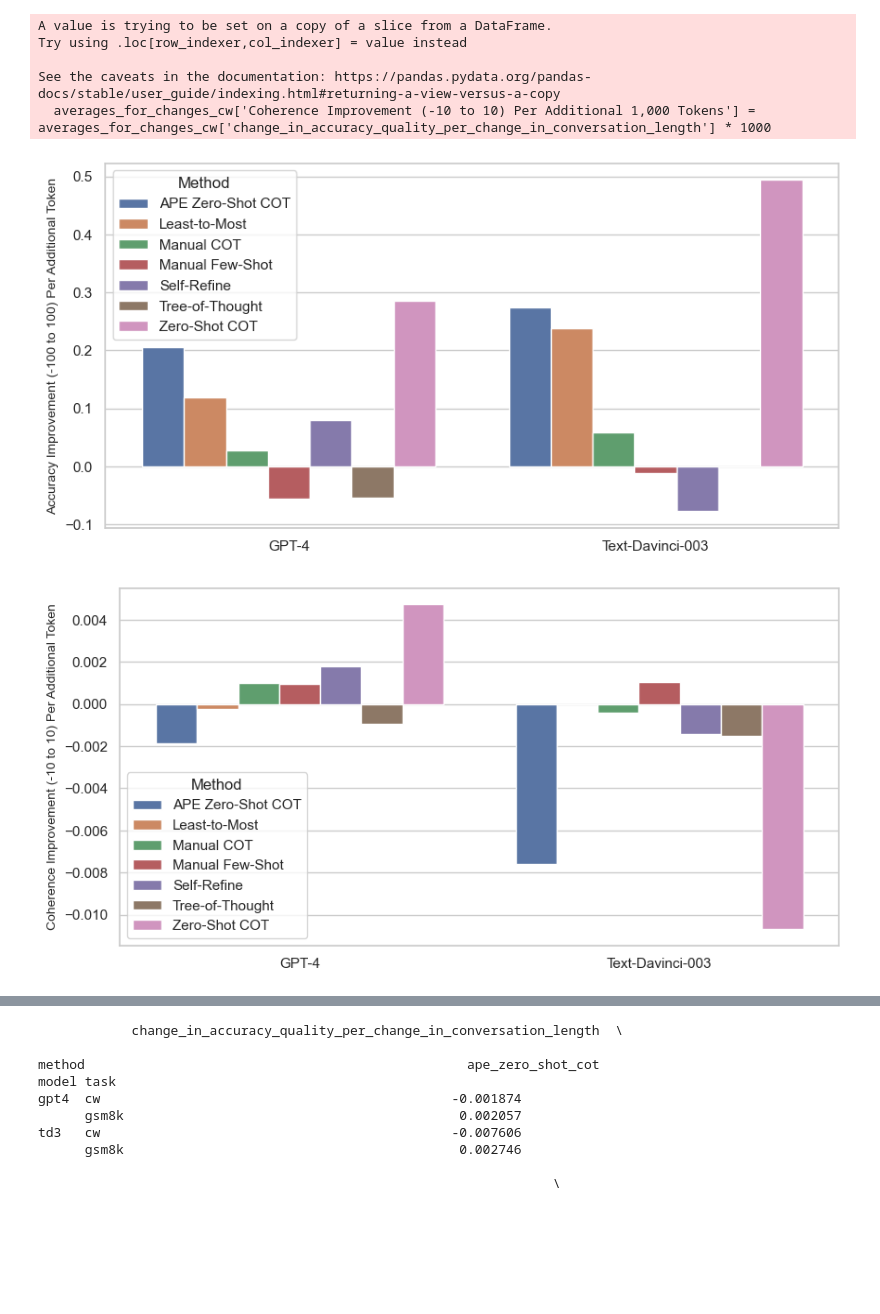
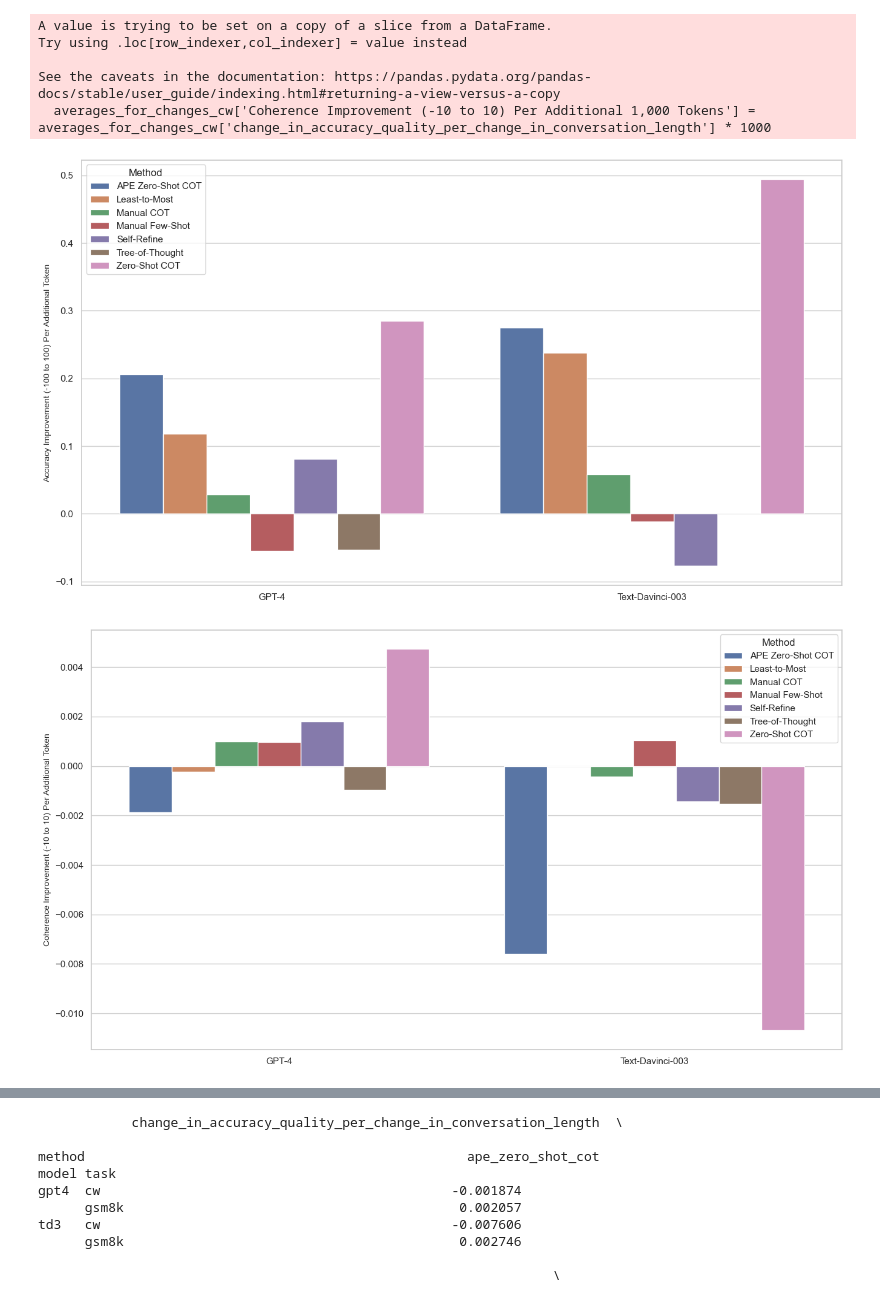
Before and after one commit to ijyliu/anlp23-project, a Jupyter notebook: Data/06 - Analyze Metrics and Conduct Inference.ipynb, the cells around one changed output, grey strips where cells are left out. Cells and saved outputs as stored; diff of their text form; code cells hidden in the pictures; blank space fills up the shorter version.

```diff
--- a/Data/06 - Analyze Metrics and Conduct Inference.ipynb
+++ b/Data/06 - Analyze Metrics and Conduct Inference.ipynb
@@ -634,7 +634,7 @@ See the caveats in the documentation: https://pandas.pydata.org/pandas-docs/stab
 # Plot change in accuracy_quality per change in conversation_length
 # Bar chart by model, method, task
 # GSM8k plot
-plt.figure(figsize=(10, 5))
+plt.figure(figsize=(16, 9))
 sns.barplot(x='Model', y='Percentage Points Accuracy Improvement Per Additional Token', hue='Method', data=averages_for_changes_gsm8k)
 #plt.xlabel('Model')
 #plt.xlabel('')
@@ -643,34 +643,34 @@ sns.barplot(x='Model', y='Percentage Points Accuracy Improvement Per Additional
 plt.gca().set_xlabel('')
 # Reduce y axis title font size
 plt.gca().set_ylabel('Accuracy Improvement (-100 to 100) Per Additional Token', fontsize=10)
 #plt.title('Change in GSM8K Accuracy per Change in Conversation Length by Model and Method')
 plt.savefig('../Output/gsm8k_change_in_accuracy_quality_per_change_in_conversation_length.png')
 plt.show()
 
 # Creative writing plot
-plt.figure(figsize=(10, 5))
+plt.figure(figsize=(16, 9))
 sns.barplot(x='Model', y='change_in_accuracy_quality_per_change_in_conversation_length', hue='Method', data=averages_for_changes_cw)
 #plt.xlabel('')
 # plt.ylabel('Change in Creative Writing Coherence per Change in Conversation Length')
 #plt.title('Change in Creative Writing Coherence per Change in Conversation Length by Model and Method')
 # No x axis title
 plt.gca().set_xlabel('')
 plt.gca().set_ylabel('Coherence Improvement (-10 to 10) Per Additional Token', fontsize=10)
 plt.savefig('../Output/cw_change_in_accuracy_quality_per_change_in_conversation_length.png')
 plt.show()
 
 # Creative writing plot
-plt.figure(figsize=(10, 5))
+plt.figure(figsize=(16, 9))
 sns.barplot(x='Model', y='Coherence Improvement (-10 to 10) Per Additional 1,000 Tokens', hue='Method', data=averages_for_changes_cw)
 # plt.xlabel('Model')
 #plt.xlabel('')
 # plt.ylabel('Change in Creative Writing Coherence per Change in Conversation Length')
 #plt.title('Change in Creative Writing Coherence per Change in Conversation Length by Model and Method')
 # No x axis title
 plt.gca().set_xlabel('')
 plt.gca().set_ylabel('Coherence Improvement (-10 to 10) Per Additional 1,000 Tokens', fontsize=10)
 plt.savefig('../Output/cw_change_in_accuracy_quality_per_change_in_conversation_length_transformed.png')
 plt.show()
 # %% [output]
-[figure, old version]
+[figure, new version]
-[figure, old version]
+[figure, new version]
```
Also changed, not shown: parts of 4 cells of this notebook, 25 other files.
